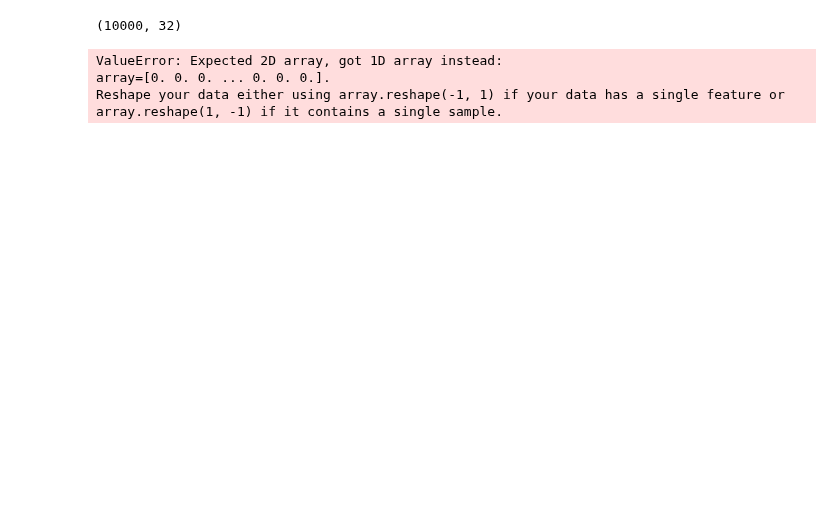
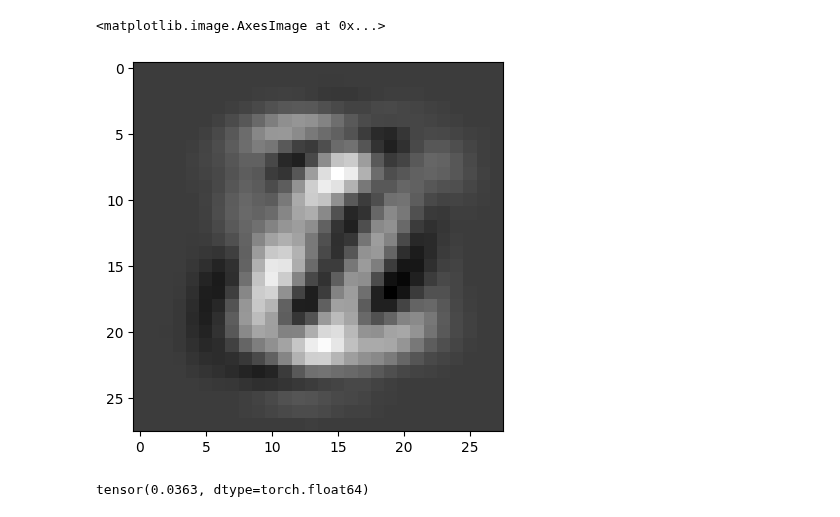
Before and after one commit to DiJam20/developing-autoencoders, a Jupyter notebook: 15_PCA_Noise.ipynb, the cells around one changed output. Drawn from its saved outputs; the diff is of its cells as text; code cells hidden in the pictures; blank space fills up the shorter version.

```diff
--- a/15_PCA_Noise.ipynb
+++ b/15_PCA_Noise.ipynb
@@ -48,17 +48,6 @@ modelpath = f'/home/david/sparsify_models/good_models/01'
 sae = load_model(modelpath, 'SAE', epoch=49)
 dae = load_model(modelpath, 'DAE', epoch=49)
 # %%
-train_images = []
-train_labels = []
-
-for batch_idx, (data, target) in enumerate(train_loader):
-    data = Variable(data)
-    train_images.append(data)
-    train_labels.append(target)
-
-train_images = np.concatenate(train_images)
-train_labels = np.concatenate(train_labels)
-
 test_images = []
 test_labels = []
 
@@ -69,3 +58,4 @@ for batch_idx, (data, target) in enumerate(test_loader):
 
 test_images = np.concatenate(test_images)
 test_labels = np.concatenate(test_labels)
+test_images = test_images.squeeze(1)
@@ -97,13 +62,19 @@ dae_test_encodings = np.concatenate(dae_test_encodings)
-# %%
-dae_test_encodings.shape
-# %% [output]
-(10000, 32)
 # %%
 from sklearn.decomposition import PCA
 
-pca = PCA(n_components=2)
-pca_result = pca.fit_transform(torch.tensor(test_images).view(-1))
+pca = PCA(n_components=32)
+pca_reduced_test_images = pca.fit_transform(torch.tensor(test_images.reshape(10000, -1)))
-# %% [output]
-ValueError: Expected 2D array, got 1D array instead:
-array=[0. 0. 0. ... 0. 0. 0.].
-Reshape your data either using array.reshape(-1, 1) if your data has a single feature or array.reshape(1, -1) if it contains a single sample.
+# %%
+for i in range(len(pca_reduced_test_images)):
+    pca_reduced_test_images[i][0:4] = 0.0
+# %%
+pca_reconstructed_images = pca.inverse_transform(pca_reduced_test_images).reshape(10000, 28, 28)
+# %%
+plt.imshow(pca_reconstructed_images[1], cmap='gray')
+# %% [output]
+<matplotlib.image.AxesImage at 0x...>
+[figure, added]
+# %%
+print(mse_loss(torch.tensor(test_images), torch.tensor(pca_reconstructed_images)))
+# %% [output]
+tensor(0.0363, dtype=torch.float64)
```
Also changed, not shown: parts of 4 cells of this notebook.
